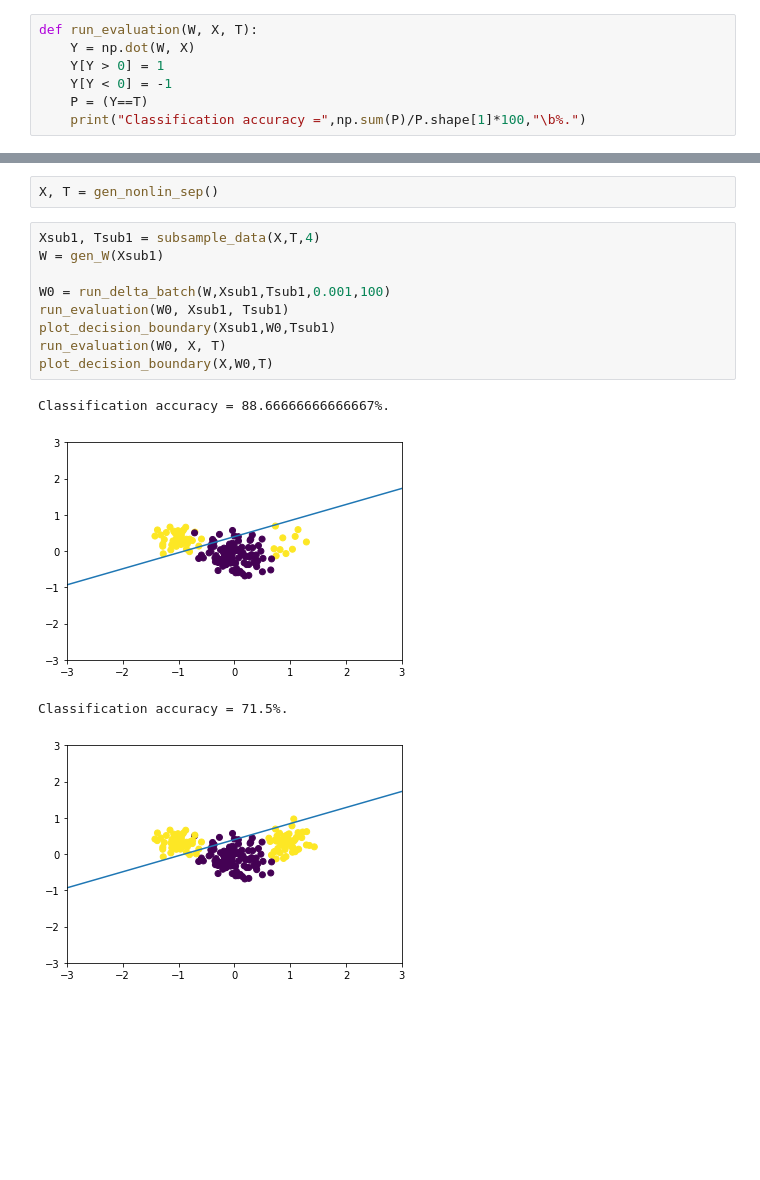
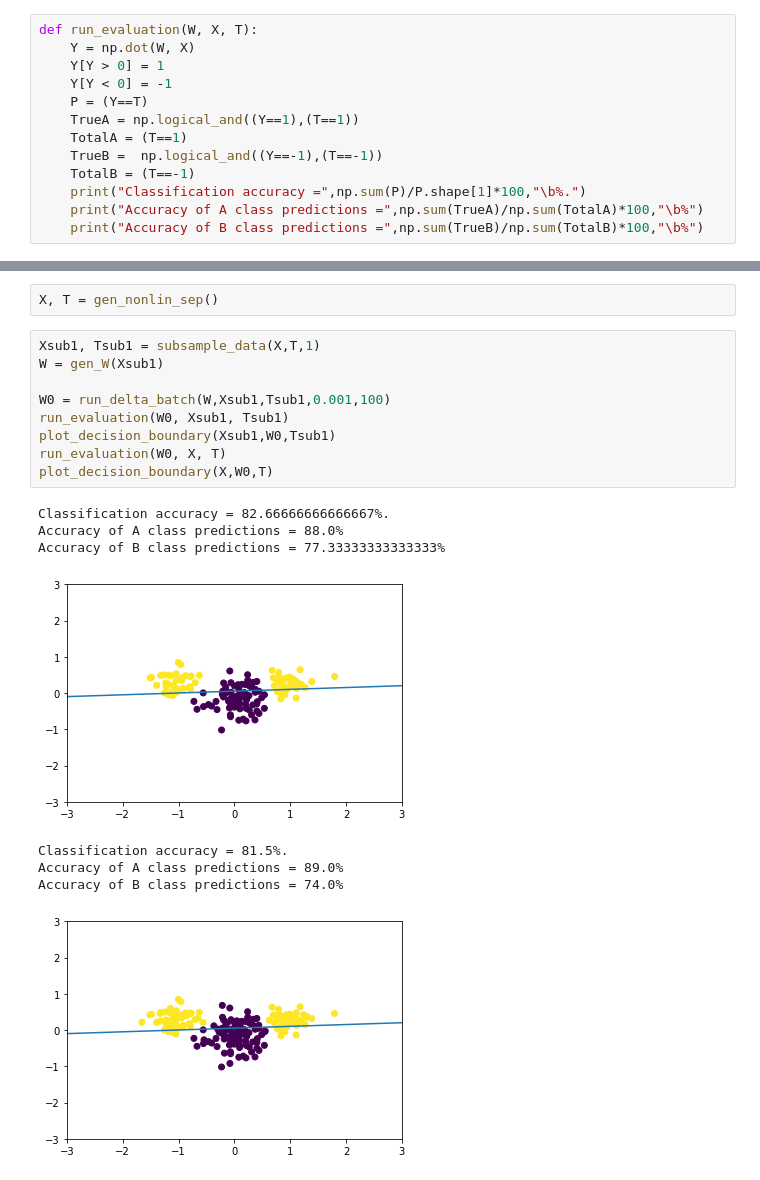
Before and after one commit to griiak/ANN-Assignment1-GS, a Jupyter notebook: A1/A1Part1.ipynb, the cells around one changed output, grey strips where cells are left out. Saved outputs shown, nothing was run; the diff lists cells and outputs as text; blank space fills up the shorter version.

Commit message:
Added separate accuracy for each class. (If it was a True/False problem they could be considered specificiy and sensitivity.)

```diff
--- a/A1/A1Part1.ipynb
+++ b/A1/A1Part1.ipynb
@@ -253,7 +253,13 @@ def run_evaluation(W, X, T):
     Y[Y > 0] = 1
     Y[Y < 0] = -1
     P = (Y==T)
+    TrueA = np.logical_and((Y==1),(T==1))
+    TotalA = (T==1)
+    TrueB =  np.logical_and((Y==-1),(T==-1))
+    TotalB = (T==-1)
     print("Classification accuracy =",np.sum(P)/P.shape[1]*100,"\b%.")
+    print("Accuracy of A class predictions =",np.sum(TrueA)/np.sum(TotalA)*100,"\b%")
+    print("Accuracy of B class predictions =",np.sum(TrueB)/np.sum(TotalB)*100,"\b%")
 # %% [markdown]
 # Experiments on Linearly Separable Data
 # %%
@@ -277,16 +285,20 @@ Classification accuracy = 100.0%.
 # %%
 X, T = gen_nonlin_sep()
 # %%
-Xsub1, Tsub1 = subsample_data(X,T,4)
+Xsub1, Tsub1 = subsample_data(X,T,1)
 W = gen_W(Xsub1)
 
 W0 = run_delta_batch(W,Xsub1,Tsub1,0.001,100)
 run_evaluation(W0, Xsub1, Tsub1)
 plot_decision_boundary(Xsub1,W0,Tsub1)
 run_evaluation(W0, X, T)
 plot_decision_boundary(X,W0,T)
 # %% [output]
-Classification accuracy = 88.66666666666667%.
+Classification accuracy = 82.66666666666667%.
+Accuracy of A class predictions = 88.0%
+Accuracy of B class predictions = 77.33333333333333%
-[figure, old version]
+[figure, new version]
-Classification accuracy = 71.5%.
+Classification accuracy = 81.5%.
+Accuracy of A class predictions = 89.0%
+Accuracy of B class predictions = 74.0%
-[figure, old version]
+[figure, new version]
```
Also changed, not shown: parts of 1 cell of this notebook.
